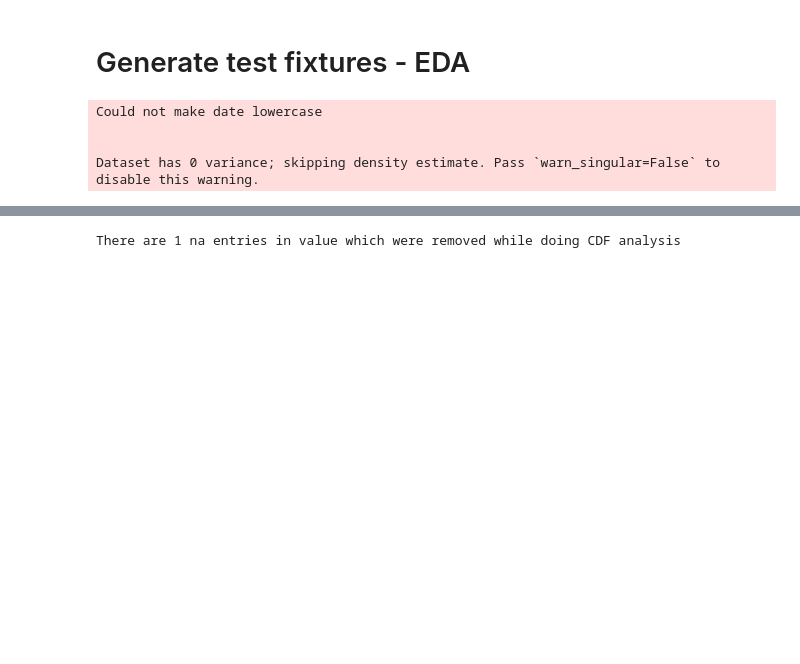
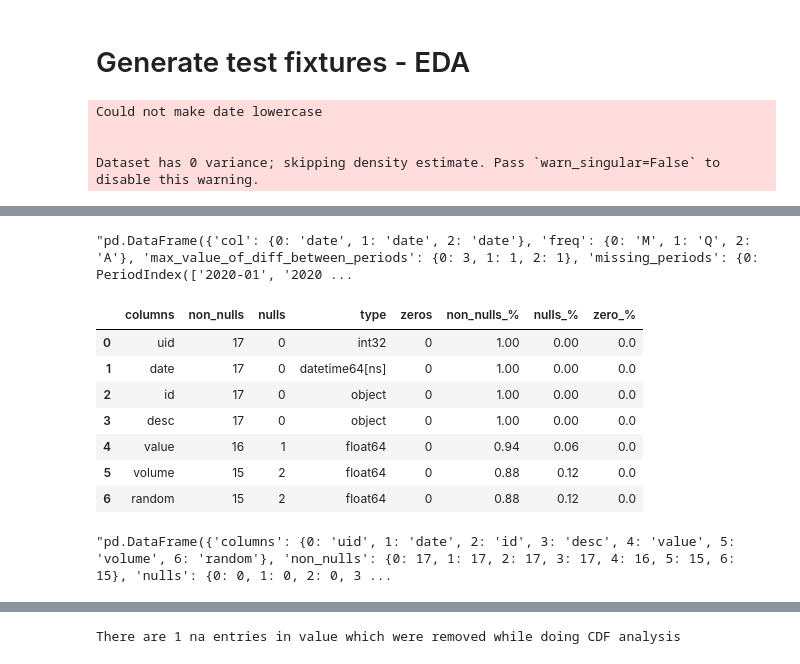
Before and after one commit to aravindganesan88/eda_and_clean, a Jupyter notebook: test.ipynb, the cells around one changed output, grey strips where cells are left out. Cells and saved outputs as stored; diff of their text form; code cells hidden in the pictures; blank space fills up the shorter version.

```diff
--- a/test.ipynb
+++ b/test.ipynb
@@ -401,9 +413,11 @@ getmembers(output_impute, isfunction)
 # %%
 from tests.fixtures.case_1.input import input_1_fixture
 from tests.utils import assert_dataframe
+# %%
+df_input = input_1_fixture()
 # %%
 %matplotlib agg
-eda_instance_test_1 = eda_class(_df = input_1_fixture())
+eda_instance_test_1 = eda_class(_df = df_input)
 # %% [output]
 Could not make date lowercase
 
@@ -411,0 +433,20 @@ Dataset has 0 variance; skipping density estimate. Pass `warn_singular=False` to
+# %%
+print_dataframe_as_dataframe_definition(eda_instance_test_1.MISSING_VALUES["dates_continuity_check"])
+# %% [output]
+"pd.DataFrame({'col': {0: 'date', 1: 'date', 2: 'date'}, 'freq': {0: 'M', 1: 'Q', 2: 'A'}, 'max_value_of_diff_between_periods': {0: 3, 1: 1, 2: 1}, 'missing_periods': {0: PeriodIndex(['2020-01', '2020 ...
+# %%
+df_info = eda_instance_test_1.SUMMARY['info']
+df_info
+# %% [output]
+|  | columns | non_nulls | nulls | type | zeros | non_nulls_% | nulls_% | zero_% |
+| 0 | uid | 17 | 0 | int32 | 0 | 1.00 | 0.00 | 0.0 |
+| 1 | date | 17 | 0 | datetime64[ns] | 0 | 1.00 | 0.00 | 0.0 |
+| 2 | id | 17 | 0 | object | 0 | 1.00 | 0.00 | 0.0 |
+| 3 | desc | 17 | 0 | object | 0 | 1.00 | 0.00 | 0.0 |
+| 4 | value | 16 | 1 | float64 | 0 | 0.94 | 0.06 | 0.0 |
+| 5 | volume | 15 | 2 | float64 | 0 | 0.88 | 0.12 | 0.0 |
+| 6 | random | 15 | 2 | float64 | 0 | 0.88 | 0.12 | 0.0 |
+# %%
+print_dataframe_as_dataframe_definition(df_info)
+# %% [output]
+"pd.DataFrame({'columns': {0: 'uid', 1: 'date', 2: 'id', 3: 'desc', 4: 'value', 5: 'volume', 6: 'random'}, 'non_nulls': {0: 17, 1: 17, 2: 17, 3: 17, 4: 16, 5: 15, 6: 15}, 'nulls': {0: 0, 1: 0, 2: 0, 3 ...
```
Also changed, not shown: parts of 6 cells of this notebook, 4 other files.
